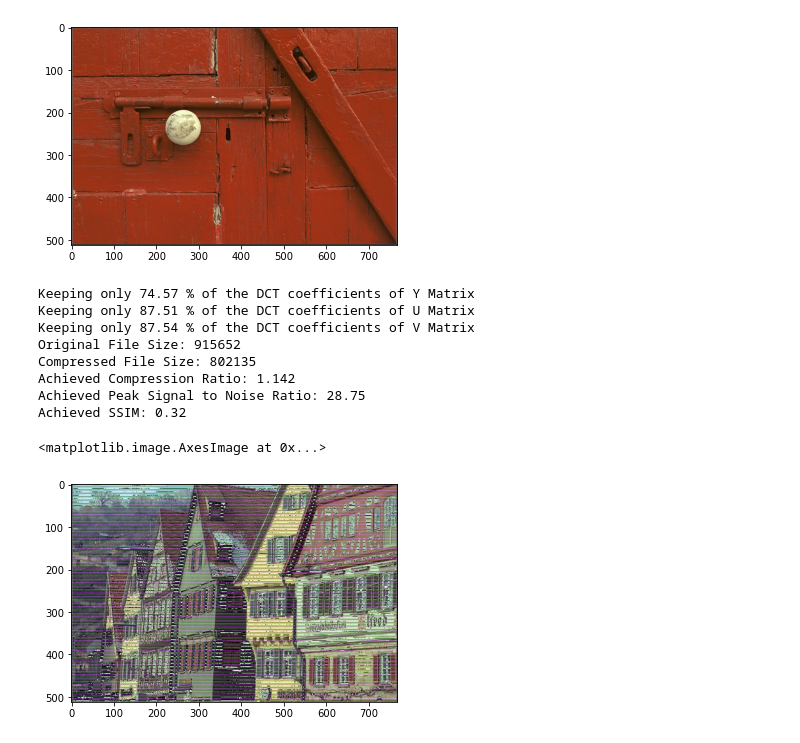
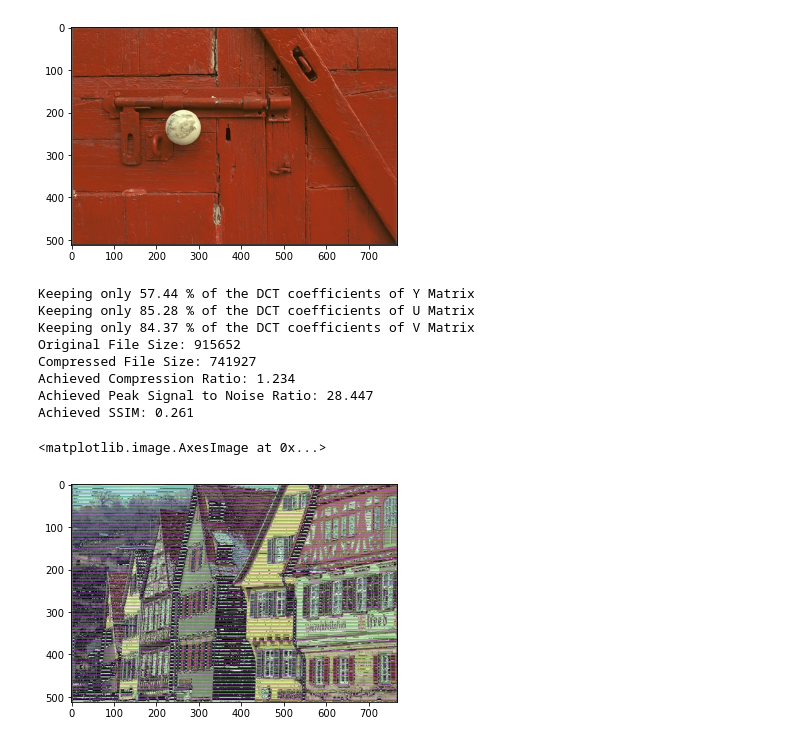
Before and after one commit to shreyan241/Lossy-Image-Compression, a Jupyter notebook: DCT.ipynb, the cells around one changed output. Drawn from its saved outputs; the diff is of its cells as text; code cells hidden in the pictures.

```diff
--- a/DCT.ipynb
+++ b/DCT.ipynb
@@ -278,25 +278,25 @@ def cr(original_img, compressed_img):
 # %%
 # RUNNING METRICS FOR 1 IMAGE
 
 image = load_image("Kodak/kodim08.png")
 # image = load_image("Dataset4K/4k-3840-x-2160-wallpapers-themefoxx (1).jpg")
-X_compressed = np.asarray(DCT_compression(image, 0.2, 100, 100))
+X_compressed = np.asarray(DCT_compression(image, 0.3, 100, 100))
 cr(image, X_compressed)
 X_reconstructed = np.asarray(reverse_compression(X_compressed, 100, 100))
 psnr(image, X_reconstructed)
 ssim(image, X_reconstructed)
 plt.imshow(X_reconstructed)
 # %% [output]
-Keeping only 74.57 % of the DCT coefficients of Y Matrix
-Keeping only 87.51 % of the DCT coefficients of U Matrix
-Keeping only 87.54 % of the DCT coefficients of V Matrix
+Keeping only 57.44 % of the DCT coefficients of Y Matrix
+Keeping only 85.28 % of the DCT coefficients of U Matrix
+Keeping only 84.37 % of the DCT coefficients of V Matrix
 Original File Size: 915652
-Compressed File Size: 802135
-Achieved Compression Ratio: 1.142
-Achieved Peak Signal to Noise Ratio: 28.75
-Achieved SSIM: 0.32
+Compressed File Size: 741927
+Achieved Compression Ratio: 1.234
+Achieved Peak Signal to Noise Ratio: 28.447
+Achieved SSIM: 0.261
 <matplotlib.image.AxesImage at 0x...>
-[figure, old version]
+[figure, new version]
 # %%
 # Plotting graphs for 1 image
 image = load_image("Kodak/kodim08.png")
```
Also changed, not shown: parts of 2 cells of this notebook.
